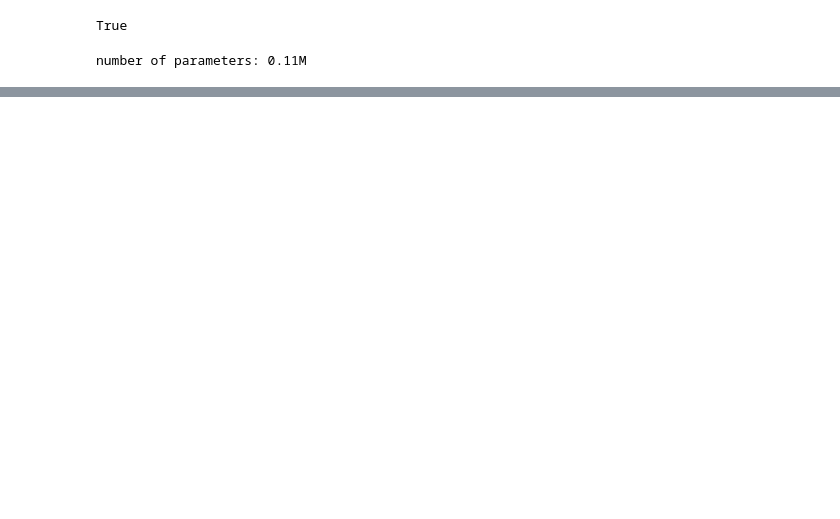
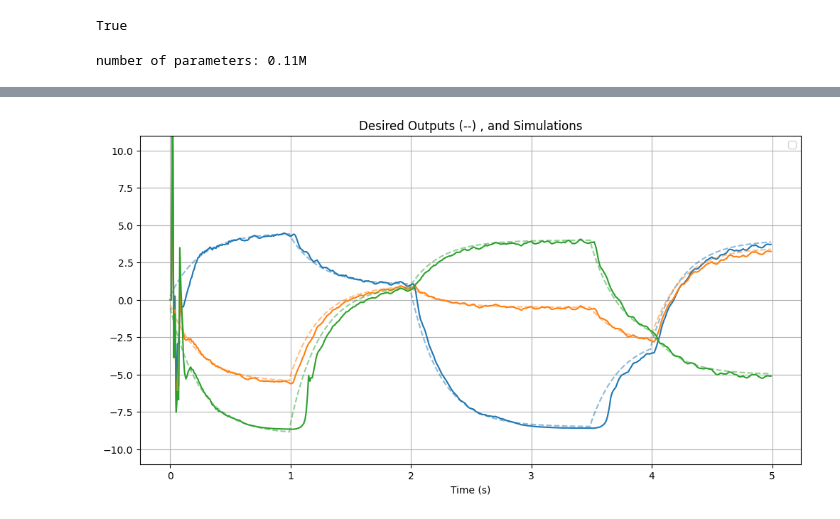
Before and after one commit to buswayne/in-context-controller, a Jupyter notebook: test_onestep_wh_CL.ipynb, the cells around one changed output, grey strips where cells are left out. Saved outputs shown, nothing was run; the diff lists cells and outputs as text; code cells hidden in the pictures; blank space fills up the shorter version.

```diff
--- a/test_onestep_wh_CL.ipynb
+++ b/test_onestep_wh_CL.ipynb
@@ -229 +238,21 @@ time instant: 1999
+# %%
+cmap = plt.get_cmap('tab10')  # You can use any colormap you like
+colors = [cmap(i) for i in range(batch_r_test)]
+
+plt.figure(figsize=(12, 6))
+
+for i in range(batch_r_test):
+    color = colors[i]
+    plt.plot(t.cpu().numpy(), YY[i].cpu().numpy(), alpha=1, color = color)
+    #plt.plot(t.cpu().numpy(), R[i].cpu().numpy(),linestyle='-.', label='Reference Signal (r)', alpha=0.5)
+    plt.plot(t.cpu().numpy(), Y_D[i].cpu().numpy(), linestyle='--', color = color, alpha=0.5)
+
+plt.xlabel('Time (s)')
+plt.title('Desired Outputs (--) , and Simulations')
+plt.ylim([-11, 11])
+plt.legend()
+plt.grid(True)
+plt.show()
+# %% [output]
+[figure, added]
 # %%
```
Also changed, not shown: parts of 10 cells of this notebook, 9 other files.
